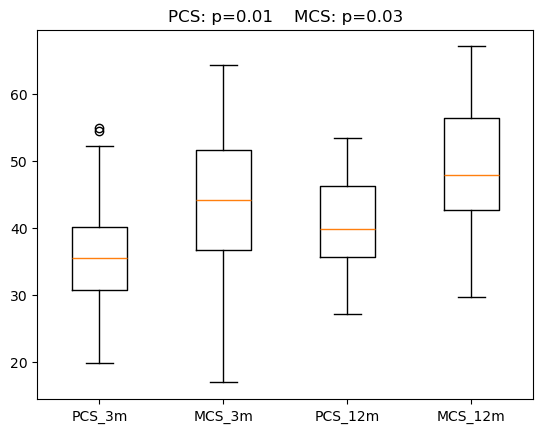
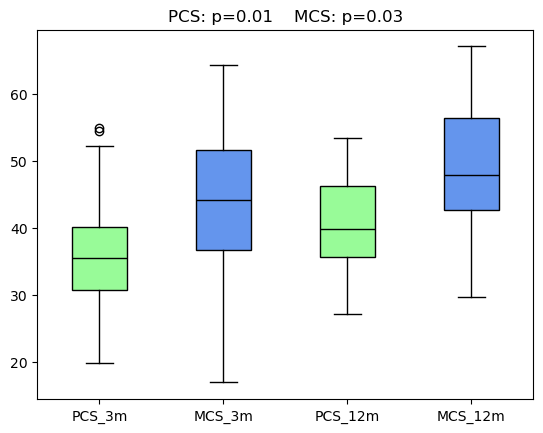
The notebook cell's code change between the first figure and the second:
--- before
+++ after
@@ -15,5 +15,11 @@
 
 ## Create the boxplot
-plt.boxplot(data)
+bp = plt.boxplot(data, patch_artist=True)
+
+plt.setp(bp["boxes"][0], facecolor="palegreen")
+plt.setp(bp["boxes"][1], facecolor="cornflowerblue")
+plt.setp(bp["boxes"][2], facecolor="palegreen")
+plt.setp(bp["boxes"][3], facecolor="cornflowerblue")
+plt.setp(bp["medians"], color="black")
 plt.xticks([1,2,3,4], ["PCS_3m", "MCS_3m", "PCS_12m", "MCS_12m"])
 plt.title(f"PCS: p={p_pcs:.2f}    MCS: p={p_mcs:.2f}")

Commit: update